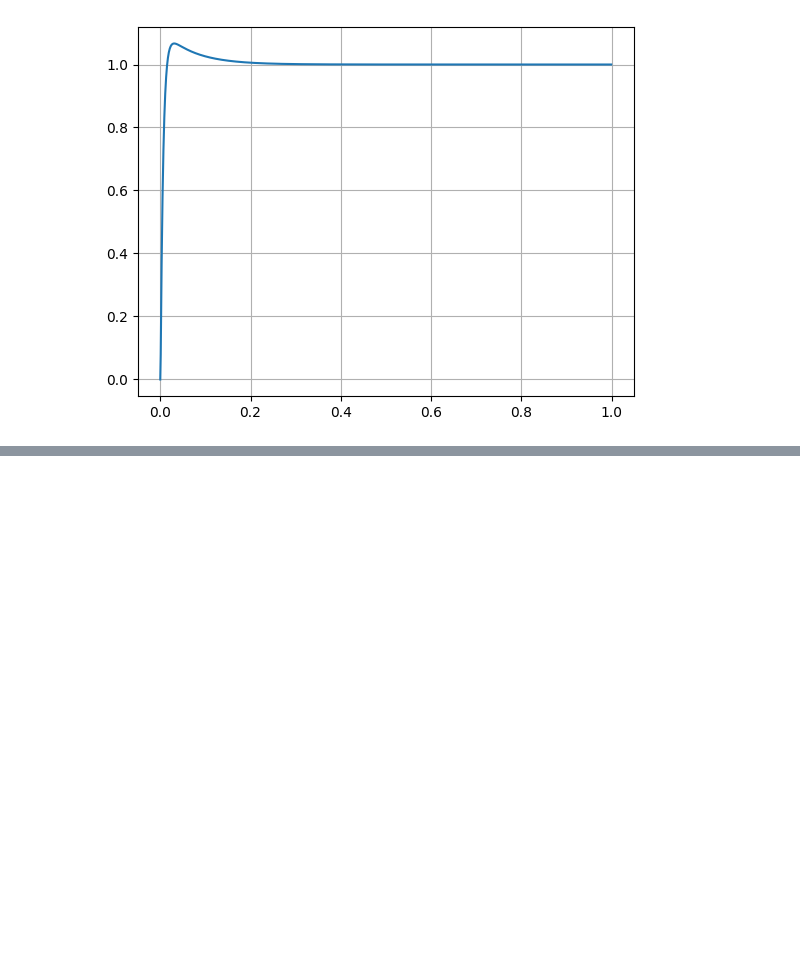
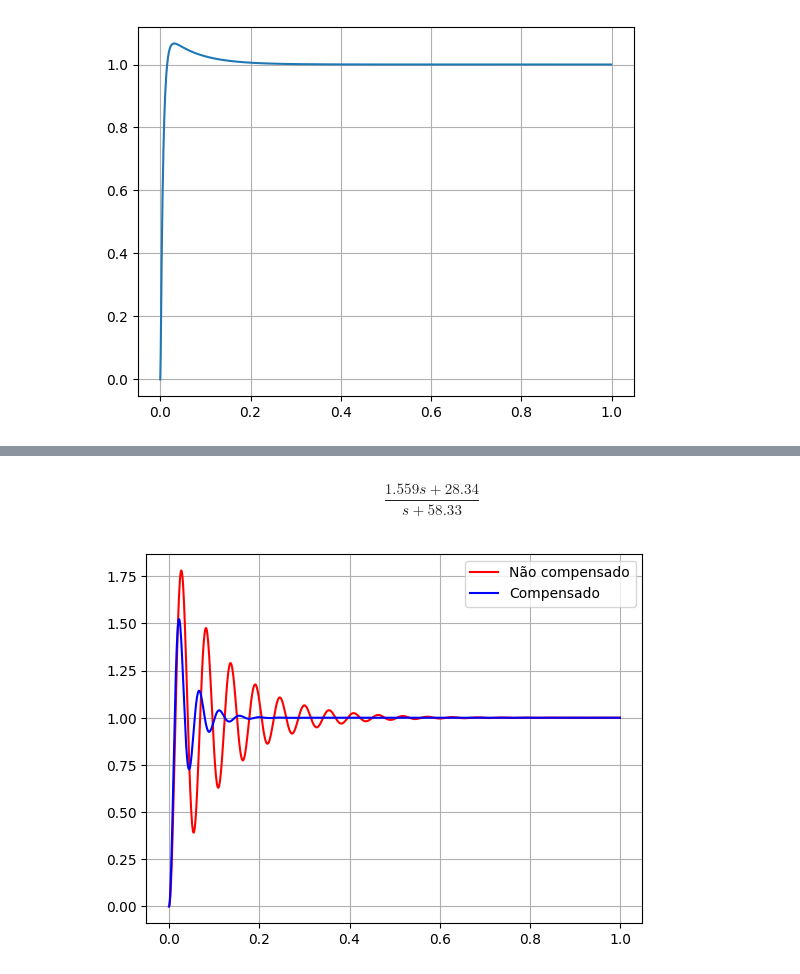
Before and after one commit to Telepresence-UFABC/Controller, a Jupyter notebook: project/project_discrete.ipynb, the cells around one changed output, grey strips where cells are left out. Cells and saved outputs as stored; diff of their text form; code cells hidden in the pictures; blank space fills up the shorter version.

Commit message:
add lead controller function

```diff
--- a/project/project_discrete.ipynb
+++ b/project/project_discrete.ipynb
@@ -70,0 +74,34 @@ plt.show()
+# %%
+def project_lead(sys, csi, ts):
+    omega_n = 4/(ts*csi)
+    omega_d = omega_n * np.sqrt(1-csi**2)
+    dom_s = -csi*omega_n + 1j*omega_d
+    zc = np.sort(sys.poles()[np.where(np.abs(sys.poles()) > 10e-5)])[0] # zero = polo mais próximo da origem sem ser 0
+
+    current_angle = 0
+    for p in sys.poles()[np.where(sys.poles() != zc)]: # itera por todos os polos exceto o que foi cancelado
+        y_tri = np.abs(dom_s.imag - p.imag)
+        x_tri = np.abs(dom_s.real - p.real)
+        theta = np.arctan(y_tri/x_tri) + np.pi/2 if p.real > dom_s.real else np.arctan(y_tri/x_tri)
+        current_angle += theta
+
+    for z in sys.zeros():
+        y_tri = np.abs(dom_s.imag - z.imag)
+        x_tri = np.abs(dom_s.real - z.real)
+        theta = np.arctan(y_tri/x_tri) + np.pi/2 if z.real > dom_s.real else np.arctan(y_tri/x_tri)
+        current_angle -= theta
+
+    pole_angle = np.pi - current_angle
+    pc = np.abs(dom_s.real) - np.abs(dom_s.imag)/np.tan(pole_angle)
+    gc = ct.tf([1, -zc], [1, pc])
+    k = 1/np.abs((gc*sys)(dom_s))
+    return sys, k*gc
+# %%
+g, gc = project_lead(servo, csi=0.8, ts=0.03)
+gc
+# %% [output]
+$$\frac{1.559 s + 28.34}{s + 58.33}$$
+# %%
+compare_step(servo, gc*servo, time)
+# %% [output]
+[figure, added]
```
Also changed, not shown: parts of 4 cells of this notebook.
